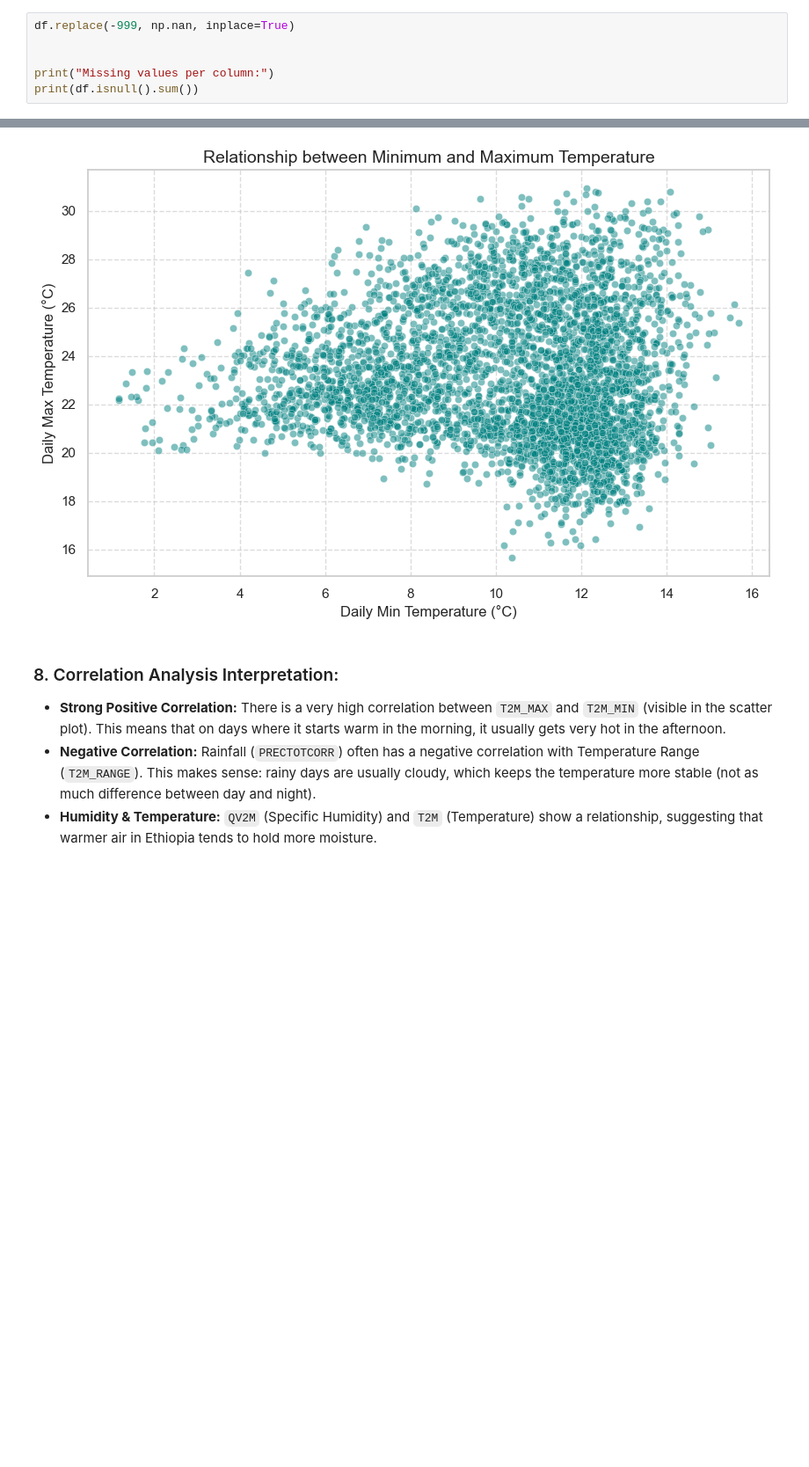
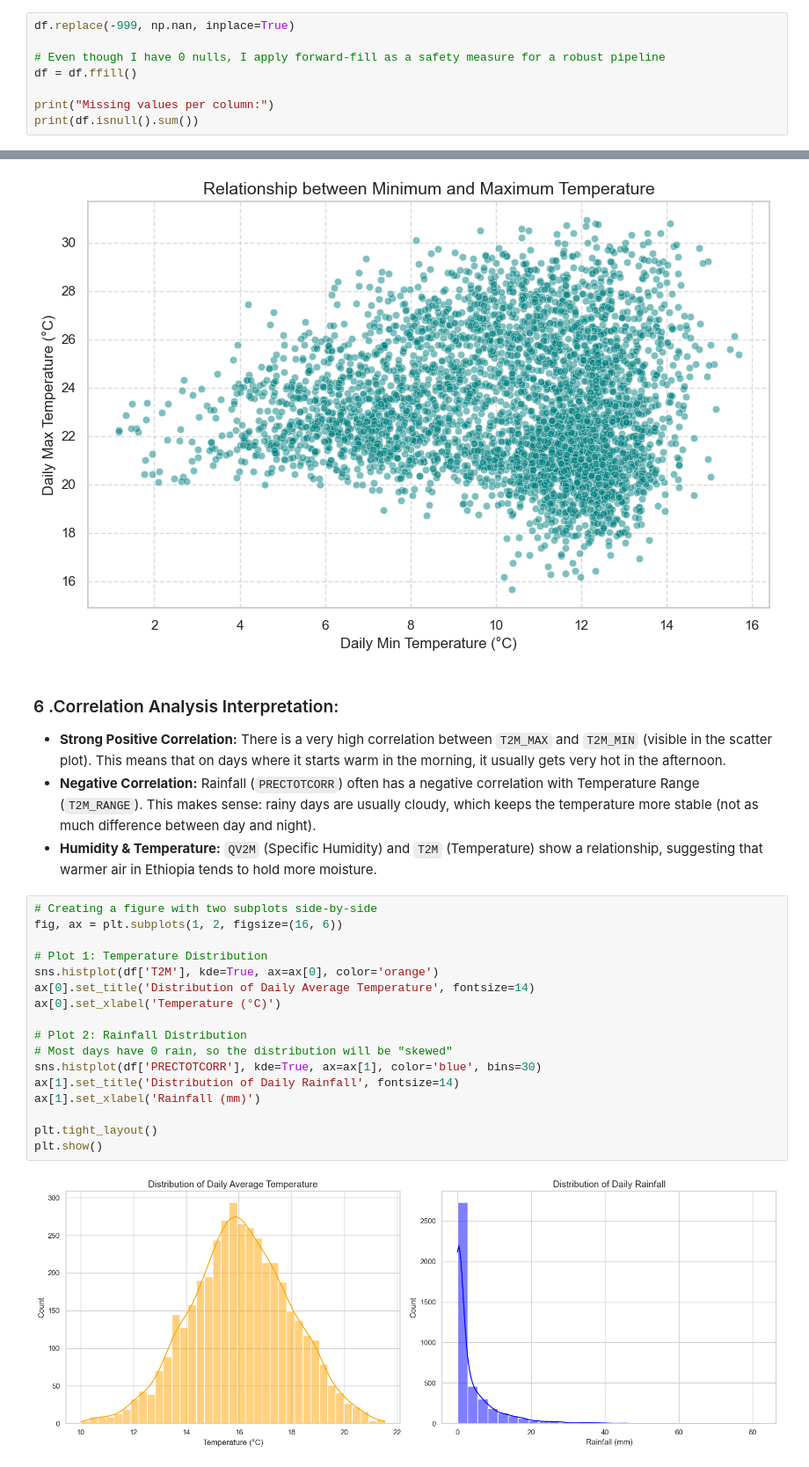
Before and after one commit to SimretAbebe/climate-challenge-week0, a Jupyter notebook: notebooks/ethiopia_eda.ipynb, the cells around one changed output, grey strips where cells are left out. Shown at 88% size. Cells and saved outputs as stored; diff of their text form; blank space fills up the shorter version.

```diff
--- a/notebooks/ethiopia_eda.ipynb
+++ b/notebooks/ethiopia_eda.ipynb
@@ -71,6 +71,8 @@ df[['YEAR', 'DOY', 'Date', 'Month']].head()
 # %%
 df.replace(-999, np.nan, inplace=True)
 
+# Even though I have 0 nulls, I apply forward-fill as a safety measure for a robust pipeline
+df = df.ffill()
 
 print("Missing values per column:")
 print(df.isnull().sum())
@@ -295,7 +298,26 @@ plt.show()
 # %% [output]
 [figure]
 # %% [markdown]
-### 8. Correlation Analysis Interpretation:
+### 6 .Correlation Analysis Interpretation:
 - **Strong Positive Correlation:** There is a very high correlation between `T2M_MAX` and `T2M_MIN` (visible in the scatter plot). This means that on days where it starts warm in the morning, it usually gets very hot in the afternoon.
 - **Negative Correlation:** Rainfall (`PRECTOTCORR`) often has a negative correlation with Temperature Range (`T2M_RANGE`). This makes sense: rainy days are usually cloudy, which keeps the temperature more stable (not as much difference between day and night).
 - **Humidity & Temperature:** `QV2M` (Specific Humidity) and `T2M` (Temperature) show a relationship, suggesting that warmer air in Ethiopia tends to hold more moisture.
+# %%
+# Creating a figure with two subplots side-by-side
+fig, ax = plt.subplots(1, 2, figsize=(16, 6))
+
+# Plot 1: Temperature Distribution
+sns.histplot(df['T2M'], kde=True, ax=ax[0], color='orange')
+ax[0].set_title('Distribution of Daily Average Temperature', fontsize=14)
+ax[0].set_xlabel('Temperature (°C)')
+
+# Plot 2: Rainfall Distribution
+# Most days have 0 rain, so the distribution will be "skewed"
+sns.histplot(df['PRECTOTCORR'], kde=True, ax=ax[1], color='blue', bins=30)
+ax[1].set_title('Distribution of Daily Rainfall', fontsize=14)
+ax[1].set_xlabel('Rainfall (mm)')
+
+plt.tight_layout()
+plt.show()
+# %% [output]
+[figure, added]
```
Also changed, not shown: parts of 8 cells of this notebook.
